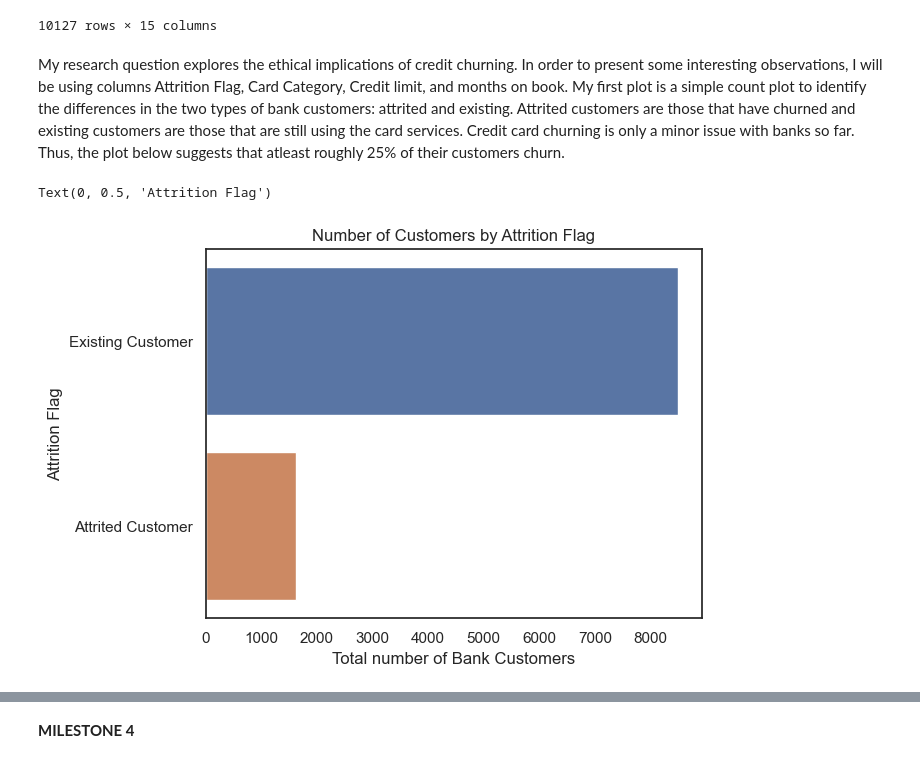
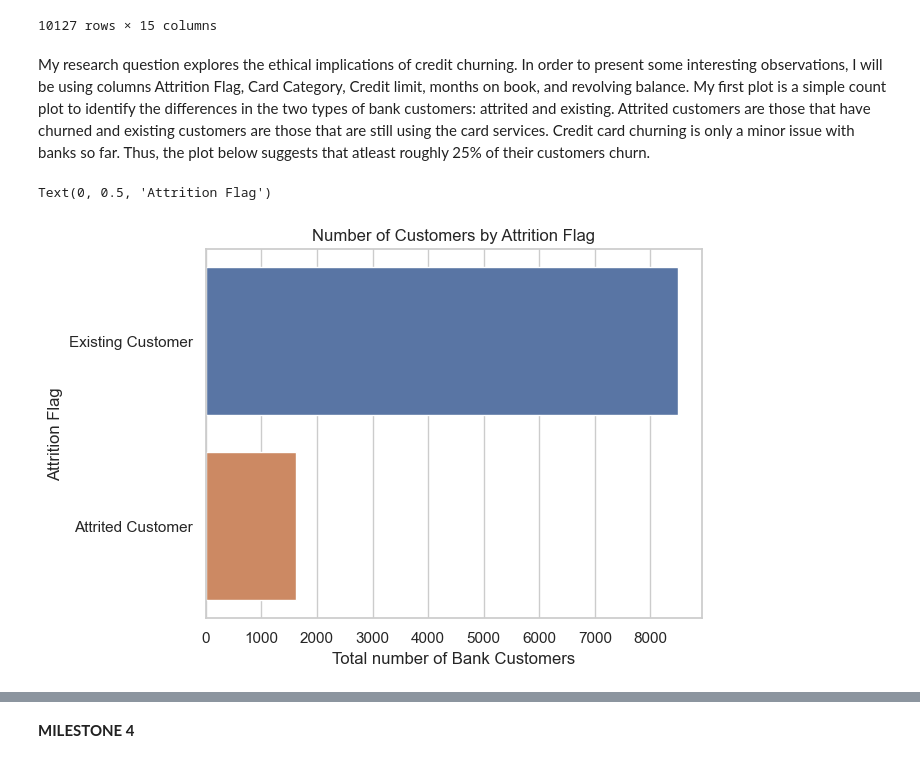
Before and after one commit to ubco-W2022T2-data301/project-group-group-20, a Jupyter notebook: analysis/analysis2.ipynb, the cells around one changed output, grey strips where cells are left out. Saved outputs shown, nothing was run; the diff lists cells and outputs as text; code cells hidden in the pictures.

Commit message:
added more graphs

```diff
--- a/analysis/analysis2.ipynb
+++ b/analysis/analysis2.ipynb
@@ -91,15 +91,15 @@ dropNA
 10127 rows × 15 columns
 # %% [markdown]
 My research question explores the ethical implications of credit churning.
-In order to present some interesting observations, I will be using columns Attrition Flag, Card Category, Credit limit, and months on book.
+In order to present some interesting observations, I will be using columns Attrition Flag, Card Category, Credit limit, months on book, and revolving balance.
 My first plot is a simple count plot to identify the differences in the two types of bank customers: attrited and existing. Attrited customers are those that have churned and existing customers are those that are still using the card services.
 Credit card churning is only a minor issue with banks so far. Thus, the plot below suggests that atleast roughly 25% of their customers churn.
 # %%
-sns.set_theme(style="white", font_scale= 1)
+sns.set_theme(style="whitegrid", font_scale= 1)
 sns.countplot(data=df, y = 'Attrition_Flag')
 plt.title("Number of Customers by Attrition Flag")
 plt.xlabel("Total number of Bank Customers")
 plt.ylabel("Attrition Flag")
 # %% [output]
 Text(0, 0.5, 'Attrition Flag')
-[figure, old version]
+[figure, new version]
```
Also changed, not shown: parts of 12 cells of this notebook.
